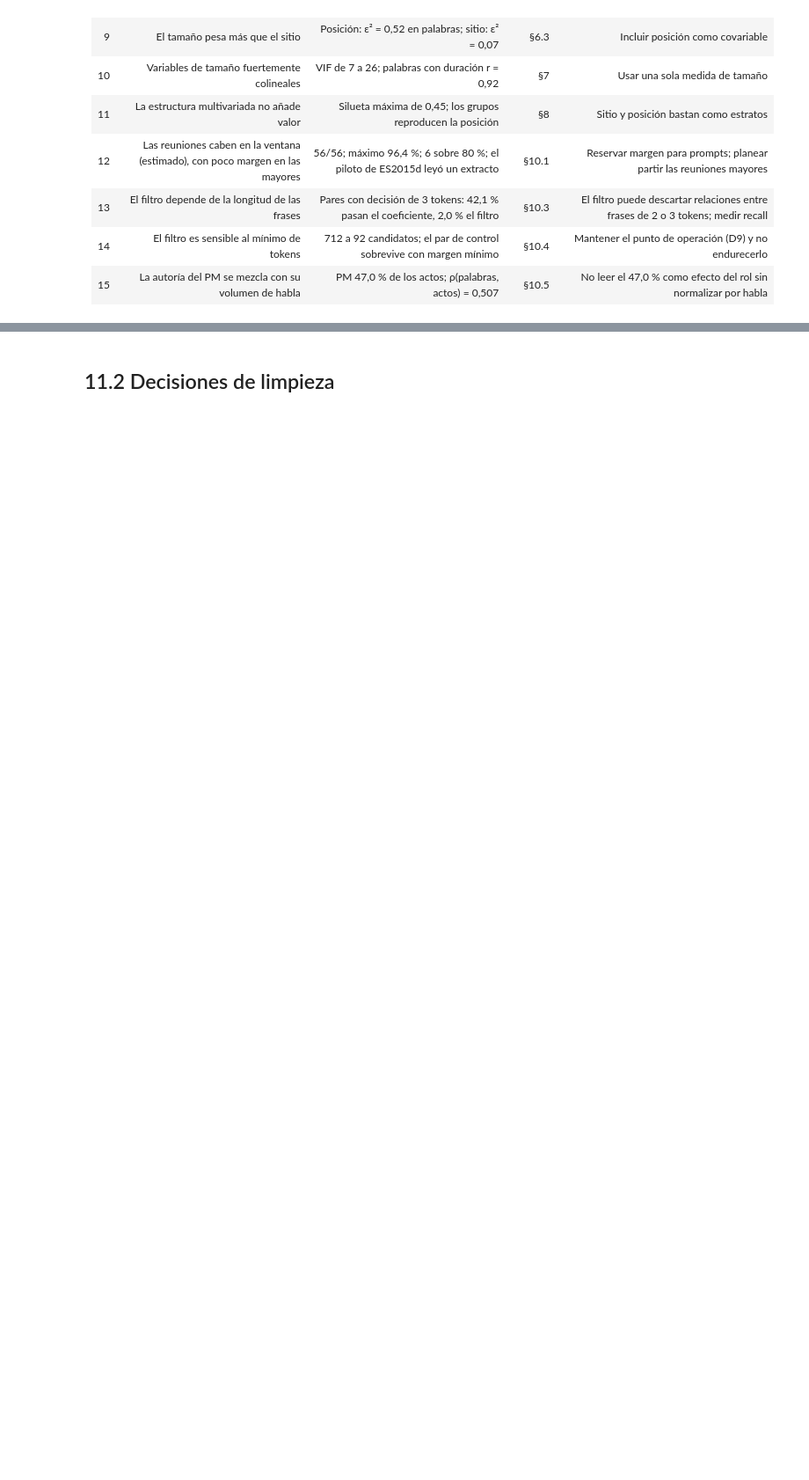
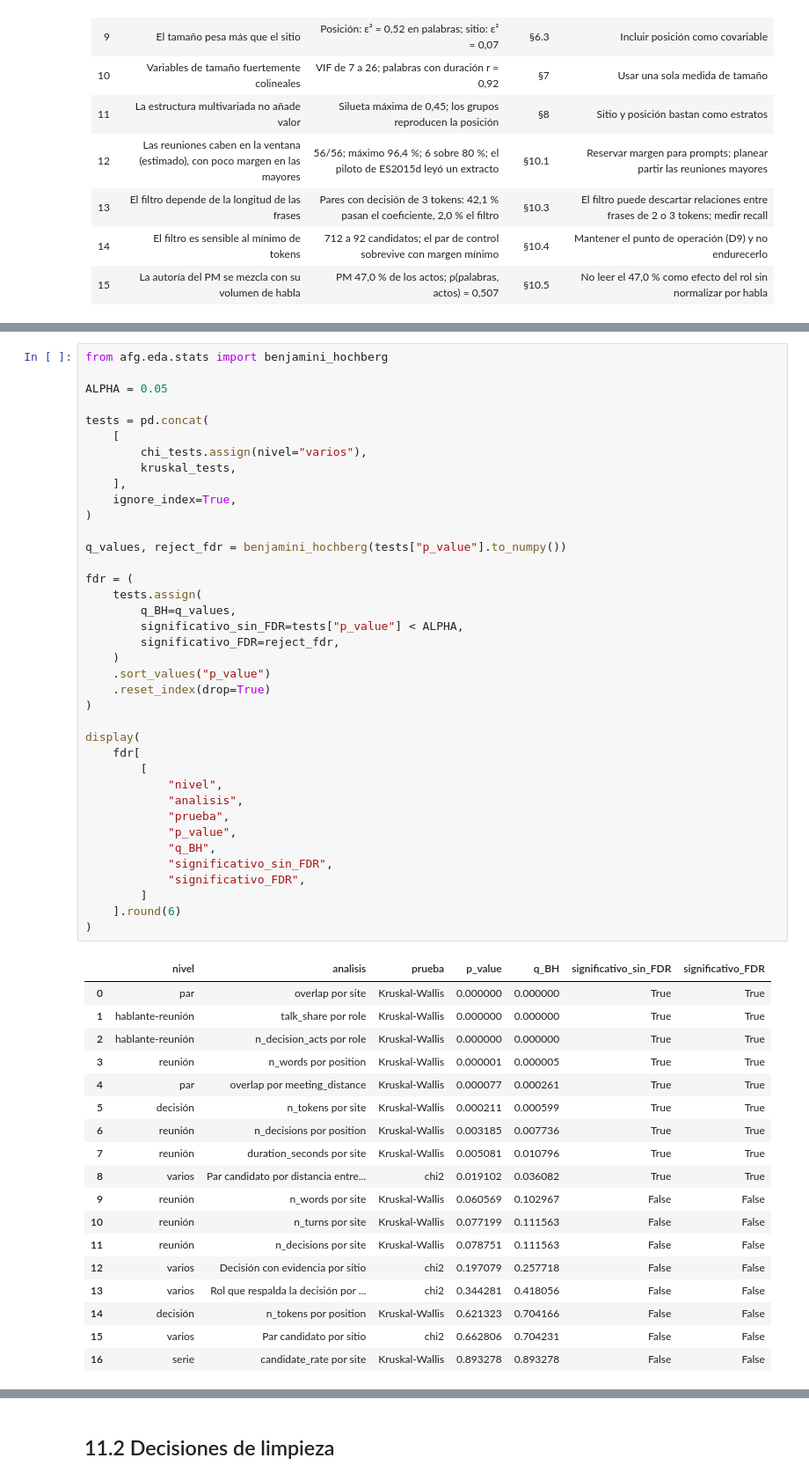
Before and after one commit to jasonssdev/mcd-afg, a Jupyter notebook: notebooks/03-jss-eda.ipynb, the cells around one changed output, grey strips where cells are left out. Shown at 88% size. Drawn from its saved outputs; the diff is of its cells as text; blank space fills up the shorter version.

```diff
--- a/notebooks/03-jss-eda.ipynb
+++ b/notebooks/03-jss-eda.ipynb
@@ -2722,0 +2836,57 @@ plt.show()
+# %%
+from afg.eda.stats import benjamini_hochberg
+
+ALPHA = 0.05
+
+tests = pd.concat(
+    [
+        chi_tests.assign(nivel="varios"),
+        kruskal_tests,
+    ],
+    ignore_index=True,
+)
+
+q_values, reject_fdr = benjamini_hochberg(tests["p_value"].to_numpy())
+
+fdr = (
+    tests.assign(
+        q_BH=q_values,
+        significativo_sin_FDR=tests["p_value"] < ALPHA,
+        significativo_FDR=reject_fdr,
+    )
+    .sort_values("p_value")
+    .reset_index(drop=True)
+)
+
+display(
+    fdr[
+        [
+            "nivel",
+            "analisis",
+            "prueba",
+            "p_value",
+            "q_BH",
+            "significativo_sin_FDR",
+            "significativo_FDR",
+        ]
+    ].round(6)
+)
+# %% [output]
+|  | nivel | analisis | prueba | p_value | q_BH | significativo_sin_FDR | significativo_FDR |
+| 0 | par | overlap por site | Kruskal-Wallis | 0.000000 | 0.000000 | True | True |
+| 1 | hablante-reunión | talk_share por role | Kruskal-Wallis | 0.000000 | 0.000000 | True | True |
+| 2 | hablante-reunión | n_decision_acts por role | Kruskal-Wallis | 0.000000 | 0.000000 | True | True |
+| 3 | reunión | n_words por position | Kruskal-Wallis | 0.000001 | 0.000005 | True | True |
+| 4 | par | overlap por meeting_distance | Kruskal-Wallis | 0.000077 | 0.000261 | True | True |
+| 5 | decisión | n_tokens por site | Kruskal-Wallis | 0.000211 | 0.000599 | True | True |
+| 6 | reunión | n_decisions por position | Kruskal-Wallis | 0.003185 | 0.007736 | True | True |
+| 7 | reunión | duration_seconds por site | Kruskal-Wallis | 0.005081 | 0.010796 | True | True |
+| 8 | varios | Par candidato por distancia entre... | chi2 | 0.019102 | 0.036082 | True | True |
+| 9 | reunión | n_words por site | Kruskal-Wallis | 0.060569 | 0.102967 | False | False |
+| 10 | reunión | n_turns por site | Kruskal-Wallis | 0.077199 | 0.111563 | False | False |
+| 11 | reunión | n_decisions por site | Kruskal-Wallis | 0.078751 | 0.111563 | False | False |
+| 12 | varios | Decisión con evidencia por sitio | chi2 | 0.197079 | 0.257718 | False | False |
+| 13 | varios | Rol que respalda la decisión por ... | chi2 | 0.344281 | 0.418056 | False | False |
+| 14 | decisión | n_tokens por position | Kruskal-Wallis | 0.621323 | 0.704166 | False | False |
+| 15 | varios | Par candidato por sitio | chi2 | 0.662806 | 0.704231 | False | False |
+| 16 | serie | candidate_rate por site | Kruskal-Wallis | 0.893278 | 0.893278 | False | False |
```
Also changed, not shown: parts of 18 cells of this notebook, 3 other files.
